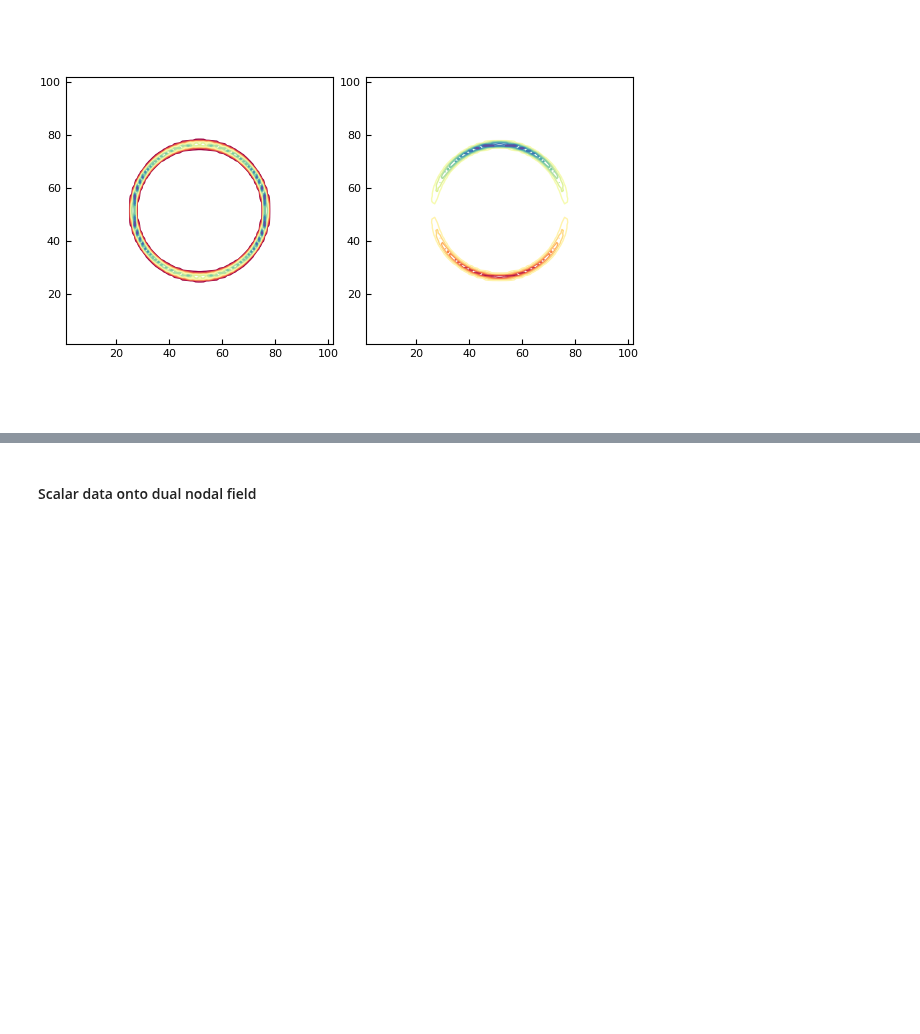
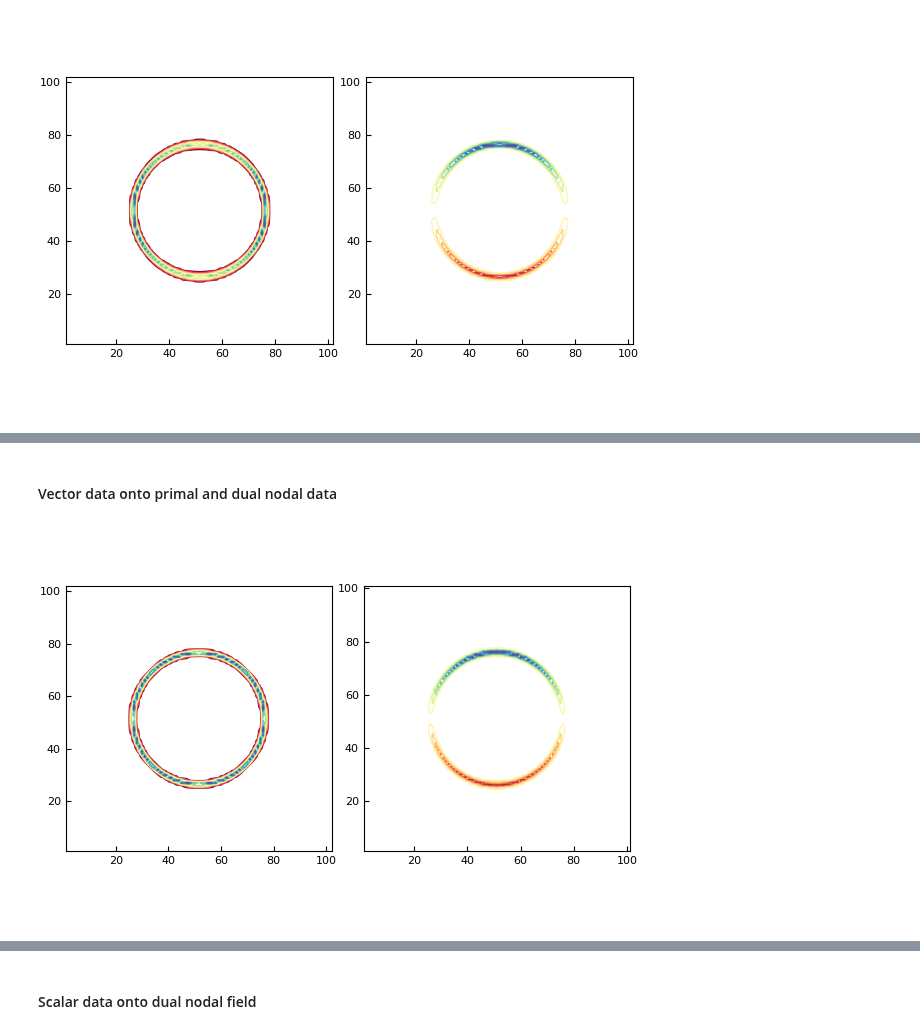
Before and after one commit to JuliaIBPM/ViscousFlow.jl, a Jupyter notebook: examples/Testing the LGF.ipynb, the cells around one changed output, grey strips where cells are left out. Drawn from its saved outputs; the diff is of its cells as text; code cells hidden in the pictures; blank space fills up the shorter version.

```diff
--- a/examples/Testing the LGF.ipynb
+++ b/examples/Testing the LGF.ipynb
@@ -128,0 +99,7 @@ plot(p)
+# %% [markdown]
+#### Vector data onto primal and dual nodal data
+# %%
+H((w,w̃),f);
+plot(plot(w),plot(w̃))
+# %% [output]
+[figure, added]
```
Also changed, not shown: parts of 17 cells of this notebook, 6 other files.
